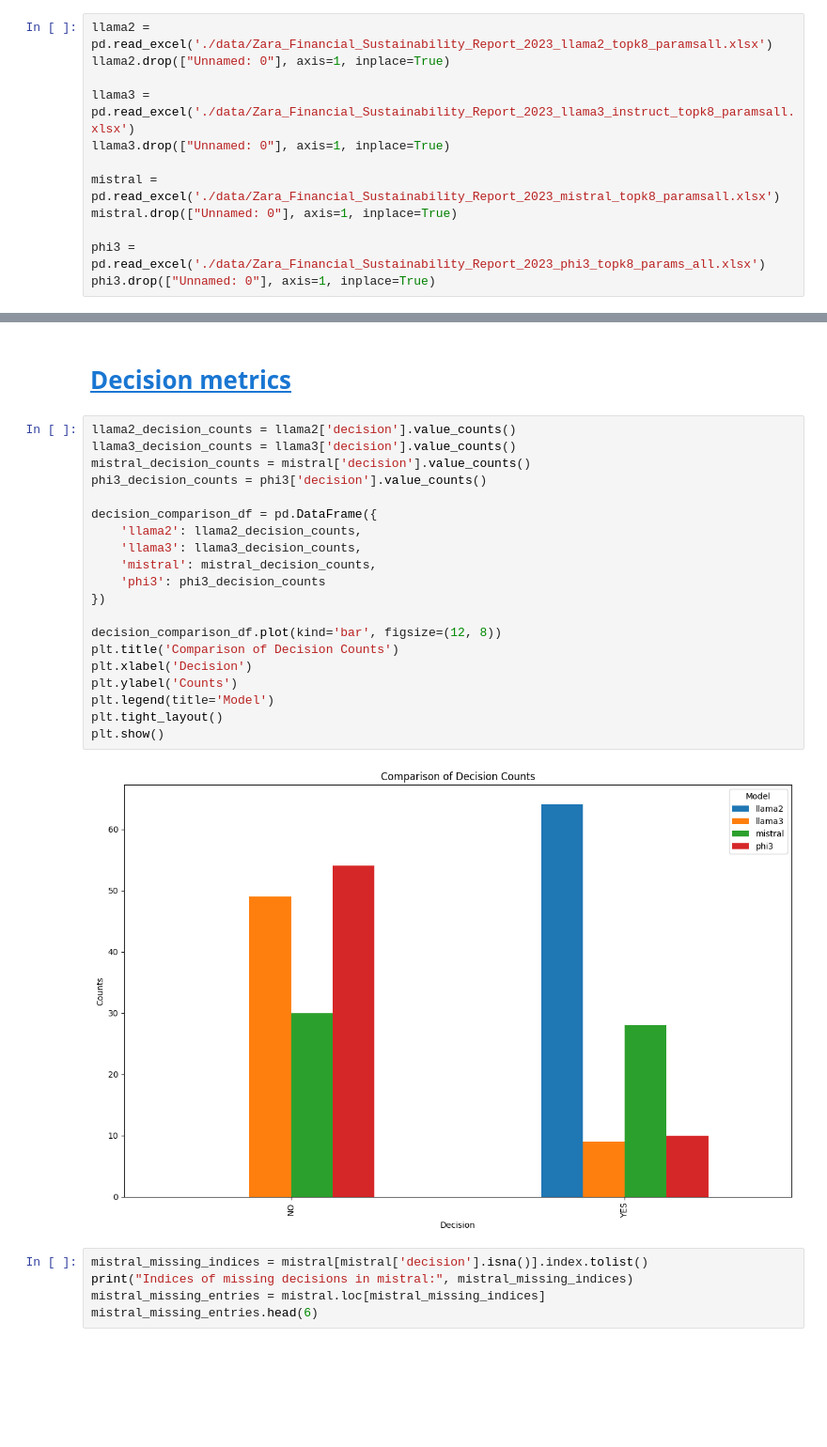
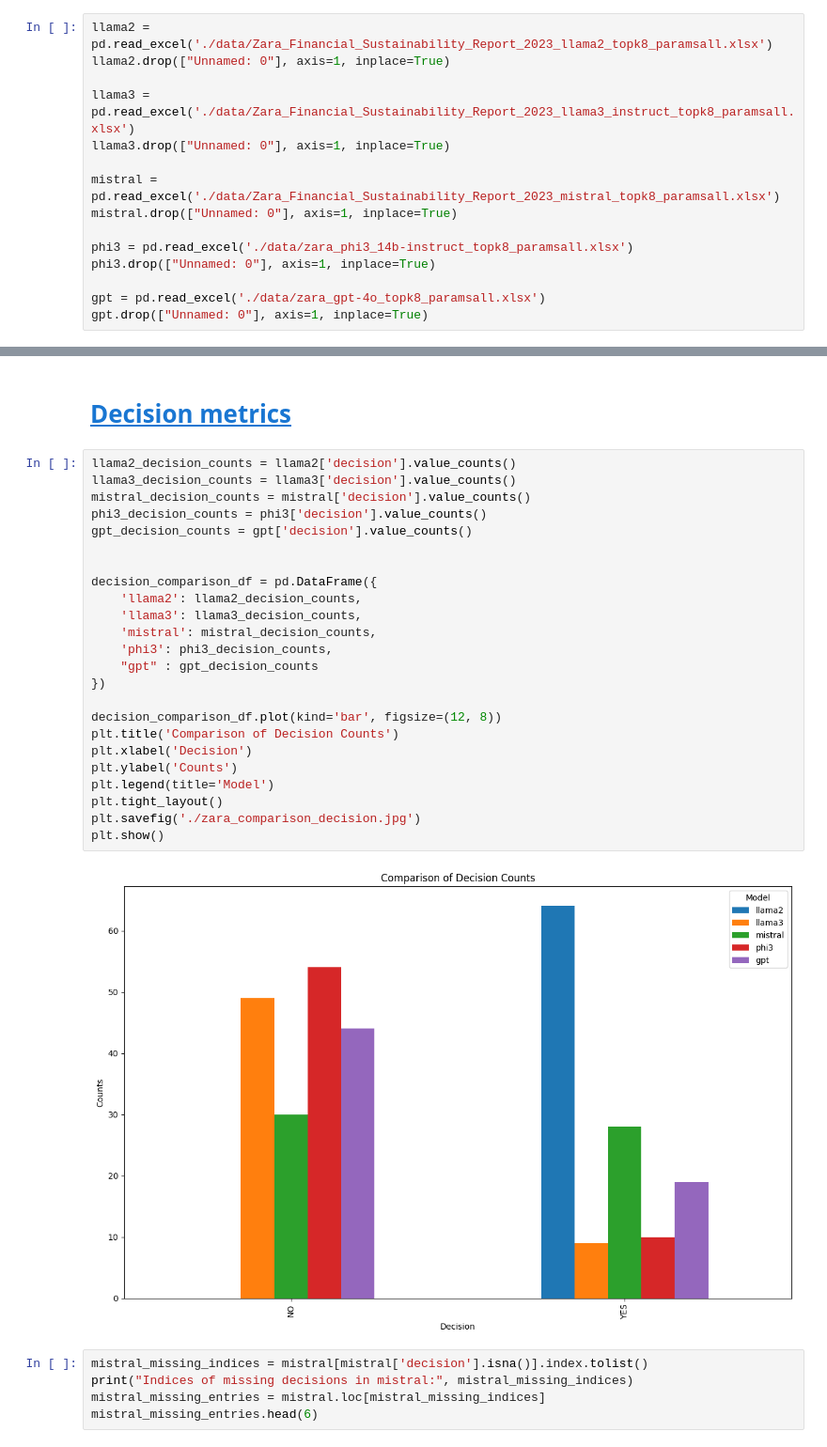
Before and after one commit to avhou/CSAI-groepswerk, a Jupyter notebook: src/stats_zara.ipynb, the cells around one changed output, grey strips where cells are left out. Shown at 94% size. Saved outputs shown, nothing was run; the diff lists cells and outputs as text; blank space fills up the shorter version.

```diff
--- a/src/stats_zara.ipynb
+++ b/src/stats_zara.ipynb
@@ -27,5 +27,8 @@ llama3.drop(["Unnamed: 0"], axis=1, inplace=True)
 mistral = pd.read_excel('./data/Zara_Financial_Sustainability_Report_2023_mistral_topk8_paramsall.xlsx')
 mistral.drop(["Unnamed: 0"], axis=1, inplace=True)
 
-phi3 = pd.read_excel('./data/Zara_Financial_Sustainability_Report_2023_phi3_topk8_params_all.xlsx')
+phi3 = pd.read_excel('./data/zara_phi3_14b-instruct_topk8_paramsall.xlsx')
 phi3.drop(["Unnamed: 0"], axis=1, inplace=True)
+
+gpt = pd.read_excel('./data/zara_gpt-4o_topk8_paramsall.xlsx')
+gpt.drop(["Unnamed: 0"], axis=1, inplace=True)
@@ -63,25 +98,29 @@ llama2 fails to give a single source page
 # %%
 llama2_decision_counts = llama2['decision'].value_counts()
 llama3_decision_counts = llama3['decision'].value_counts()
 mistral_decision_counts = mistral['decision'].value_counts()
 phi3_decision_counts = phi3['decision'].value_counts()
+gpt_decision_counts = gpt['decision'].value_counts()
+
 
 decision_comparison_df = pd.DataFrame({
     'llama2': llama2_decision_counts,
     'llama3': llama3_decision_counts,
     'mistral': mistral_decision_counts,
-    'phi3': phi3_decision_counts
+    'phi3': phi3_decision_counts,
+    "gpt" : gpt_decision_counts
 })
 
 decision_comparison_df.plot(kind='bar', figsize=(12, 8))
 plt.title('Comparison of Decision Counts')
 plt.xlabel('Decision')
 plt.ylabel('Counts')
 plt.legend(title='Model')
 plt.tight_layout()
+plt.savefig('./zara_comparison_decision.jpg')
 plt.show()
 # %% [output]
-[figure, old version]
+[figure, new version]
 # %%
 mistral_missing_indices = mistral[mistral['decision'].isna()].index.tolist()
 print("Indices of missing decisions in mistral:", mistral_missing_indices)
```
Also changed, not shown: parts of 25 cells of this notebook, 3 other files.
